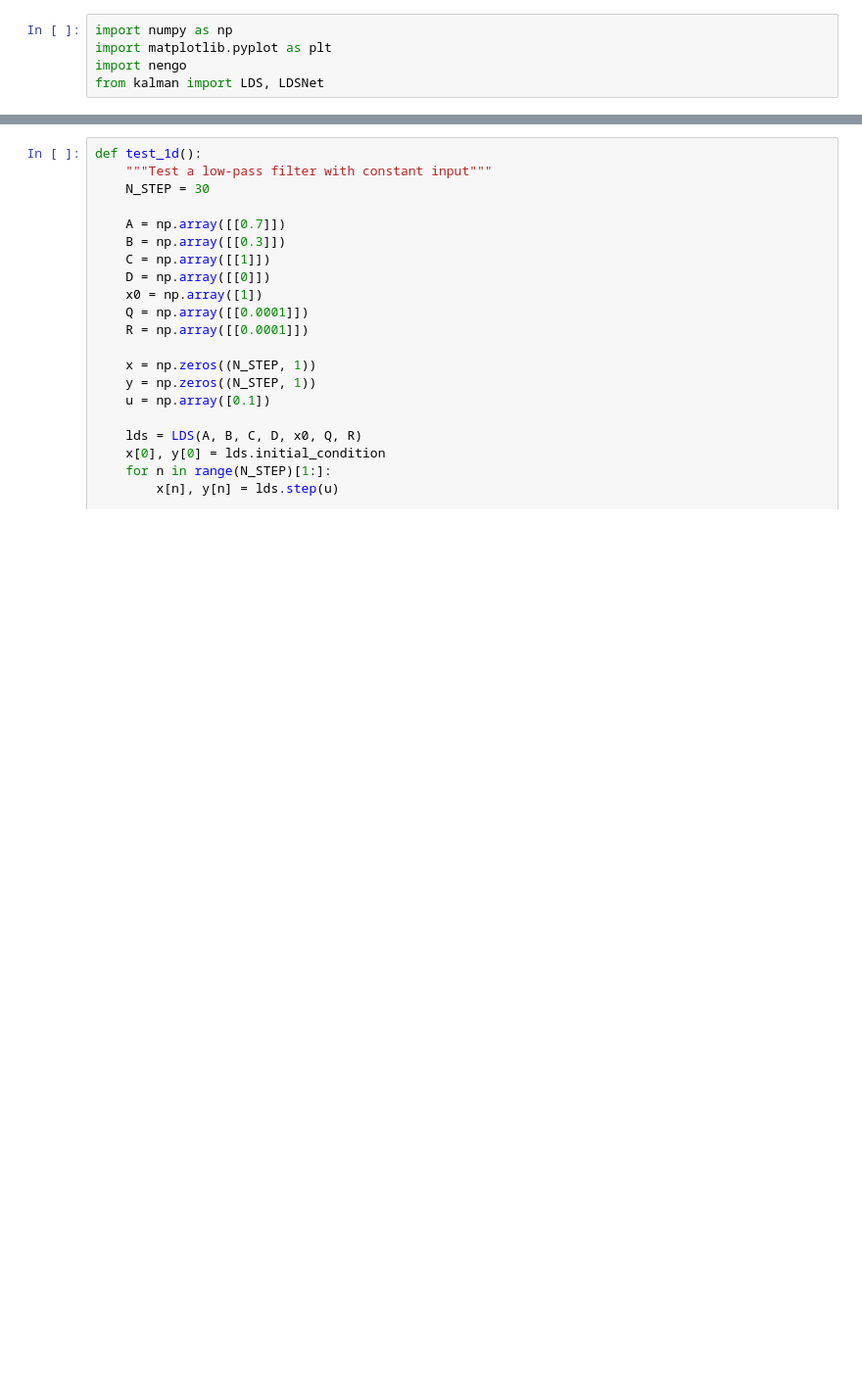
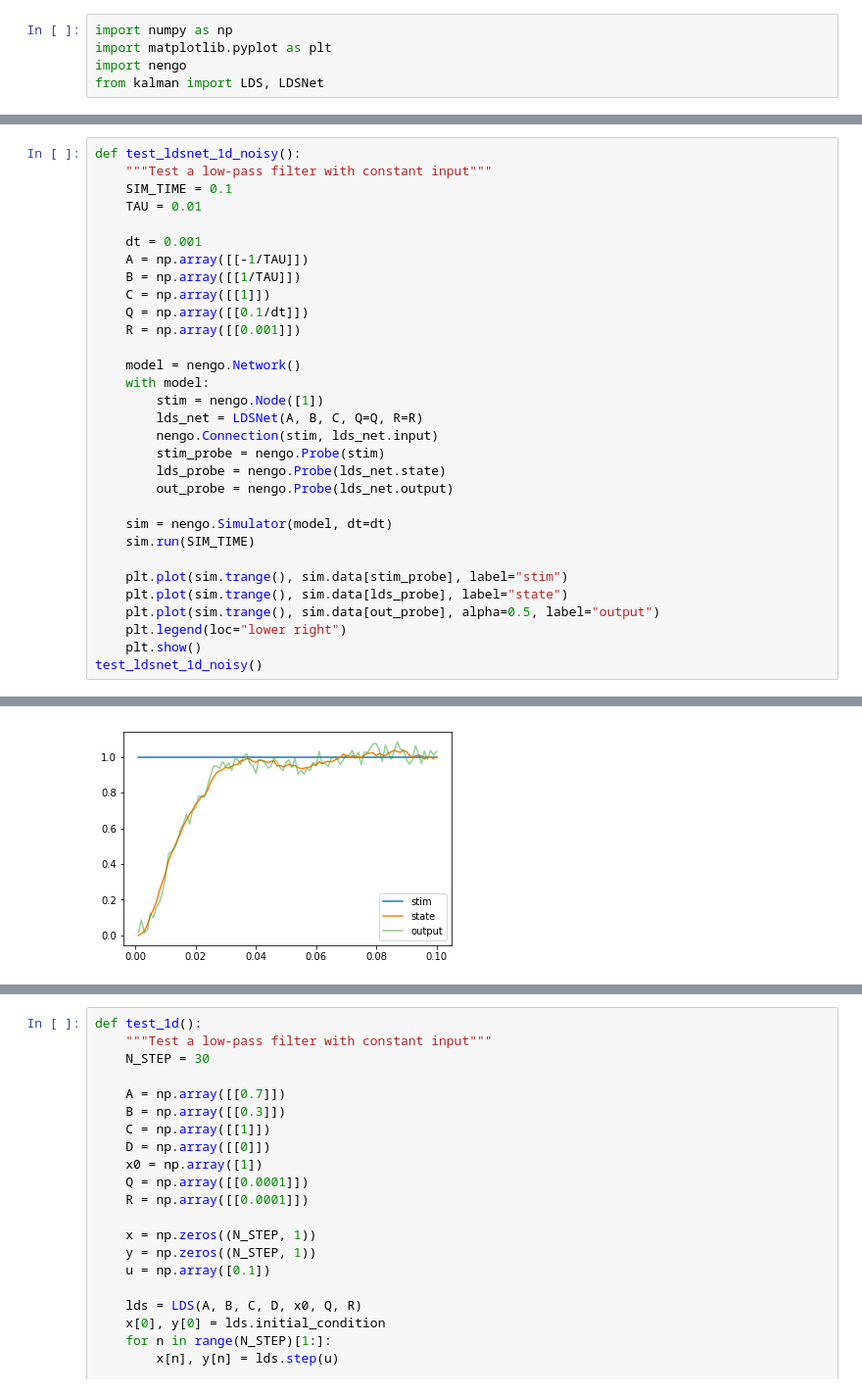
Before and after one commit to samfok/kalman, a Jupyter notebook: test_lds.ipynb, the cells around one changed output, grey strips where cells are left out. Shown: that part at 98% size. Cells and saved outputs as stored; diff of their text form; blank space fills up the shorter version.

```diff
--- a/test_lds.ipynb
+++ b/test_lds.ipynb
@@ -5,0 +41,32 @@ from kalman import LDS, LDSNet
+# %%
+def test_ldsnet_1d_noisy():
+    """Test a low-pass filter with constant input"""
+    SIM_TIME = 0.1
+    TAU = 0.01
+
+    dt = 0.001
+    A = np.array([[-1/TAU]])
+    B = np.array([[1/TAU]])
+    C = np.array([[1]])
+    Q = np.array([[0.1/dt]])
+    R = np.array([[0.001]])
+
+    model = nengo.Network()
+    with model:
+        stim = nengo.Node([1])
+        lds_net = LDSNet(A, B, C, Q=Q, R=R)
+        nengo.Connection(stim, lds_net.input)
+        stim_probe = nengo.Probe(stim)
+        lds_probe = nengo.Probe(lds_net.state)
+        out_probe = nengo.Probe(lds_net.output)
+
+    sim = nengo.Simulator(model, dt=dt)
+    sim.run(SIM_TIME)
+
+    plt.plot(sim.trange(), sim.data[stim_probe], label="stim")
+    plt.plot(sim.trange(), sim.data[lds_probe], label="state")
+    plt.plot(sim.trange(), sim.data[out_probe], alpha=0.5, label="output")
+    plt.legend(loc="lower right")
+    plt.show()
+test_ldsnet_1d_noisy()
+# %% [output]
@@ -5,0 +75 @@ from kalman import LDS, LDSNet
+[figure, added]
```
Also changed, not shown: parts of 5 cells of this notebook, 1 other file.
